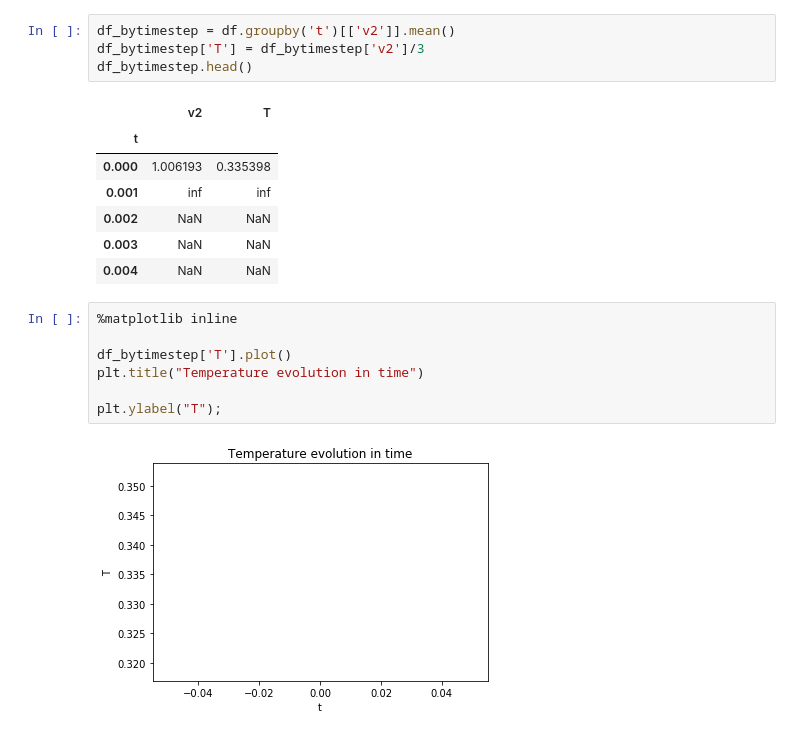
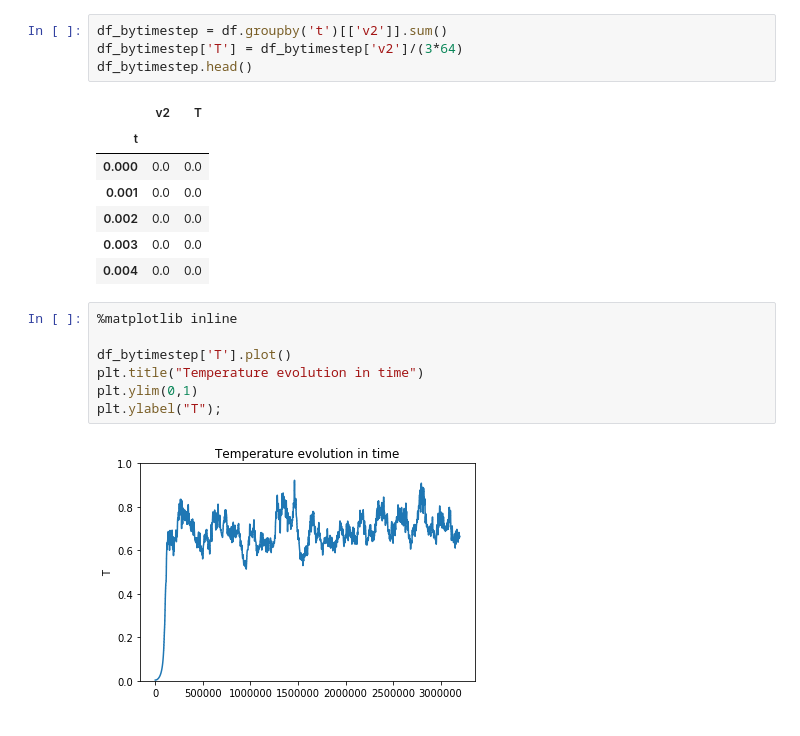
Before and after one commit to jbbenavidesr/Lennard-Jones, a Jupyter notebook: Data_analysis.ipynb, the cells around one changed output. Drawn from its saved outputs; the diff is of its cells as text.

```diff
--- a/Data_analysis.ipynb
+++ b/Data_analysis.ipynb
@@ -33,21 +37,21 @@ df.head()
 # %%
-df_bytimestep = df.groupby('t')[['v2']].mean()
-df_bytimestep['T'] = df_bytimestep['v2']/3
+df_bytimestep = df.groupby('t')[['v2']].sum()
+df_bytimestep['T'] = df_bytimestep['v2']/(3*64)
 df_bytimestep.head()
 # %% [output]
 |  | v2 | T |
 | t |  |  |
-| 0.000 | 1.006193 | 0.335398 |
-| 0.001 | inf | inf |
-| 0.002 | NaN | NaN |
-| 0.003 | NaN | NaN |
-| 0.004 | NaN | NaN |
+| 0.000 | 0.0 | 0.0 |
+| 0.001 | 0.0 | 0.0 |
+| 0.002 | 0.0 | 0.0 |
+| 0.003 | 0.0 | 0.0 |
+| 0.004 | 0.0 | 0.0 |
 # %%
 %matplotlib inline
 
 df_bytimestep['T'].plot()
 plt.title("Temperature evolution in time")
-
+plt.ylim(0,1)
 plt.ylabel("T");
 # %% [output]
-[figure, old version]
+[figure, new version]
```
Also changed, not shown: parts of 2 cells of this notebook, 3 other files.
